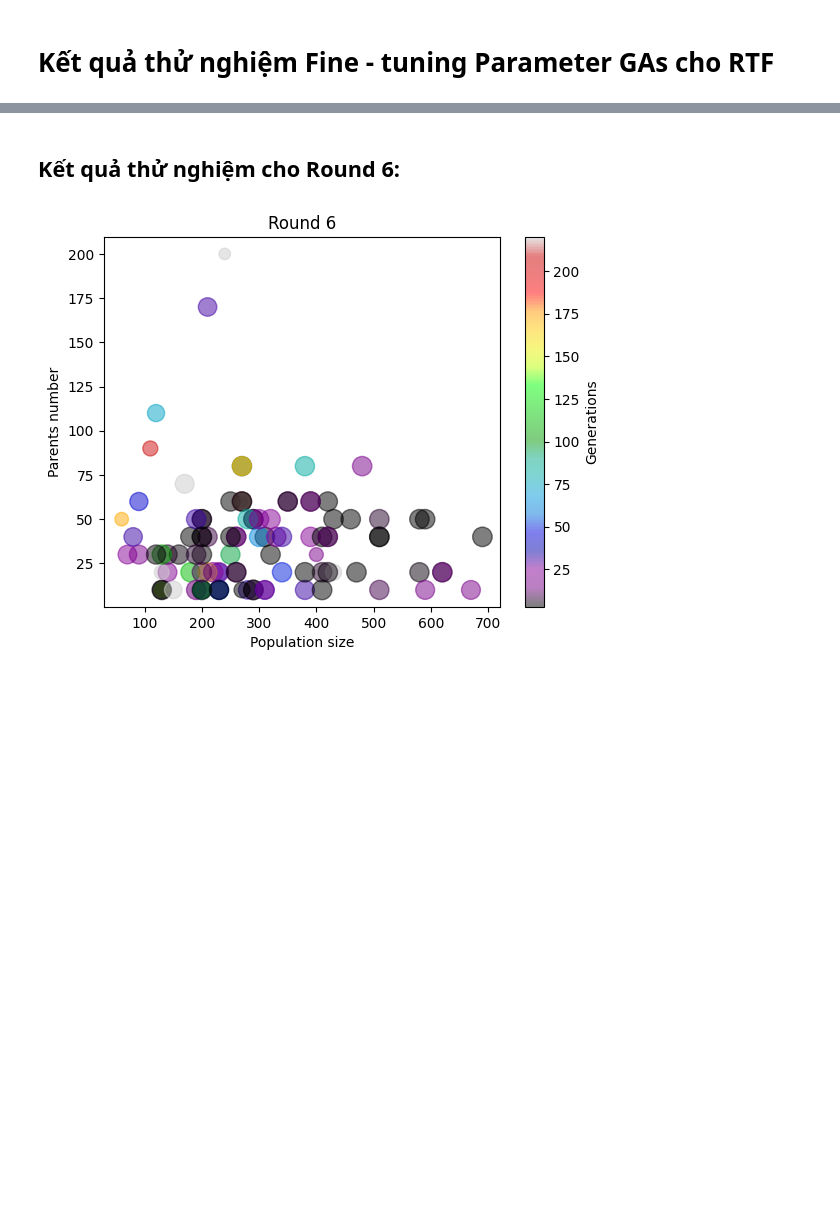
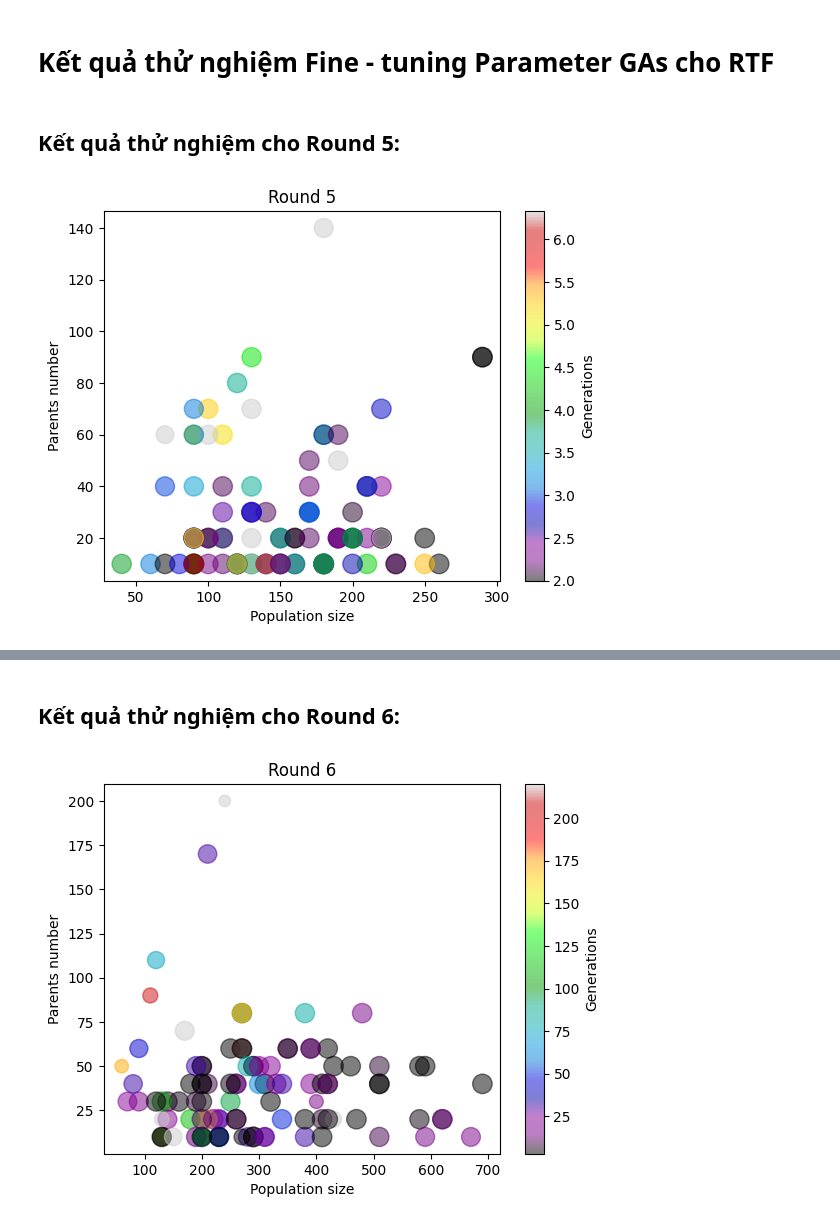
Before and after one commit to tinta2510/Genetic-Algorithm, a Jupyter notebook: Experiment.ipynb, the cells around one changed output, grey strips where cells are left out. Saved outputs shown, nothing was run; the diff lists cells and outputs as text; code cells hidden in the pictures; blank space fills up the shorter version.

```diff
--- a/Experiment.ipynb
+++ b/Experiment.ipynb
@@ -1,2 +1,4 @@
 # %% [markdown]
 # Kết quả thử nghiệm Fine - tuning Parameter GAs cho RTF
+# %% [markdown]
+## Kết quả thử nghiệm cho Round 5:
@@ -2,0 +8,34 @@
+# %%
+initial_population = [[[290, 90], 3.33], [[140, 30], 3.67], [[60, 10], 6.0], [[90, 40], 6.67], [[40, 10], 8.0], [[130, 90], 9.33], [[90, 60], 10.0],[[90, 60], 10.67], [[100, 70], 11.33], [[180, 140], 14.0]]
+population1 = [[[70, 10], 3.67], [[290, 90], 3.67], [[110, 10], 4.0], [[110, 30], 4.67], [[130, 30], 5.0], [[90, 20], 5.33], [[110, 20], 6.67], [[120, 80], 7.0],[[110, 60], 9.67], [[100, 60], 12.0]]
+population2 = [[[160, 20], 2.67], [[130, 30], 3.0], [[90, 20], 3.67], [[90, 20], 3.67], [[130, 30], 4.0], [[90, 20], 4.0], [[90, 20], 4.67], [[110, 20], 5.33], [[100,20], 6.0], [[130, 20], 9.0]]
+population3 = [[[150, 20], 3.67], [[100, 20], 4.33], [[90, 20], 5.0], [[100, 20], 5.33], [[90, 20], 6.67], [[70, 40], 11.33], [[90, 60], 12.0], [[90, 70], 12.33],[[120, 10], 21.67], [[70, 60], 37.33]]
+population4 = [[[90, 10], 2.0], [[160, 10], 2.0], [[130, 10], 3.67], [[120, 10], 4.0], [[150, 20], 4.0], [[130, 10], 4.67], [[90, 10], 5.0], [[180, 60], 5.33], [[90,20], 6.0], [[120, 10], 7.67]]
+population5 = [[[90, 10], 2.0], [[170, 50], 2.67], [[100, 10], 3.0], [[110, 20], 3.67], [[220, 40], 3.67], [[120, 10], 4.0], [[170, 30], 4.67], [[180, 60], 5.33],[[80, 10], 5.67], [[130, 10], 20.33]]
+population6 = [[[120, 10], 2.0], [[210, 40], 3.33], [[170, 30], 3.33], [[210, 40], 3.67], [[170, 30], 3.67], [[150, 10], 3.67], [[190, 20], 4.67], [[210, 10], 5.33],[[90, 10], 8.0], [[130, 70], 8.33]]
+population7 = [[[180, 10], 2.33], [[220, 20], 3.0], [[200, 30], 3.33], [[160, 20], 3.33], [[190, 20], 3.67], [[140, 10], 3.67], [[110, 40], 4.30],[[190, 60], 4.33], [[170, 40], 5.0], [[120, 10], 60.33]]
+population8 = [[[220, 20], 2.67], [[200, 20], 2.67], [[120, 10], 3.67], [[220, 70], 4.0], [[140, 10], 4.33], [[160, 10], 5.33], [[120, 10], 7.67],[[230, 10], 2.67], [[180, 10], 3.0], [[190, 20], 3.33], [[140, 10], 9.0], [[150, 10], 10.33]]
+population9 = [[[150, 10], 2.0], [[220, 20], 2.33], [[170, 20], 2.67], [[230, 10], 2.67], [[180, 10], 3.0], [[190, 20], 3.33], [[210, 20], 3.33], [[150, 10], 3.33], [[210, 40], 4.33], [[220, 20], 19.67]]
+population10 = [[[260, 10], 2.0], [[250, 20], 2.0], [[200, 10], 2.67], [[200, 20], 3.0], [[180, 10], 3.33], [[130, 40], 3.67], [[200, 20], 4.0], [[180, 10], 4.0],[[250, 10], 5.33], [[190, 50], 6.33]]
+
+plt.scatter([i[0][0] for i in initial_population], [i[0][1] for i in initial_population],s = [200 - i[1] for i in initial_population],c = [i[1] for i in initial_population],  cmap='nipy_spectral',alpha = 0.5)
+plt.scatter([i[0][0] for i in population1],[i[0][1] for i in population1],s = [200 - i[1] for i in population1],c = [i[1] for i in population1], cmap='nipy_spectral',alpha = 0.5)
+plt.scatter([i[0][0] for i in population2],[i[0][1] for i in population2],s = [200 - i[1] for i in population2],c = [i[1] for i in population2], cmap='nipy_spectral',alpha = 0.5)
+plt.scatter([i[0][0] for i in population3],[i[0][1] for i in population3],s = [200 - i[1] for i in population3],c = [i[1] for i in population3], cmap='nipy_spectral',alpha = 0.5)
+plt.scatter([i[0][0] for i in population4],[i[0][1] for i in population4],s = [200 - i[1] for i in population4],c = [i[1] for i in population4], cmap='nipy_spectral',alpha = 0.5)
+plt.scatter([i[0][0] for i in population5],[i[0][1] for i in population5],s = [200 - i[1] for i in population5],c = [i[1] for i in population5], cmap='nipy_spectral',alpha = 0.5)
+plt.scatter([i[0][0] for i in population6],[i[0][1] for i in population6],s = [200 - i[1] for i in population6],c = [i[1] for i in population6], cmap='nipy_spectral',alpha = 0.5)
+plt.scatter([i[0][0] for i in population7],[i[0][1] for i in population7],s = [200 - i[1] for i in population7],c = [i[1] for i in population7], cmap='nipy_spectral',alpha = 0.5)
+plt.scatter([i[0][0] for i in population8],[i[0][1] for i in population8],s = [200 - i[1] for i in population8],c = [i[1] for i in population8], cmap='nipy_spectral',alpha = 0.5)
+plt.scatter([i[0][0] for i in population9],[i[0][1] for i in population9],s = [200 - i[1] for i in population9],c = [i[1] for i in population9], cmap='nipy_spectral',alpha = 0.5)
+plt.scatter([i[0][0] for i in population10],[i[0][1] for i in population10],s = [200 - i[1] for i in population10],c = [i[1] for i in population10], cmap='nipy_spectral',alpha = 0.5)
+
+plt.xlabel("Population size")
+plt.ylabel("Parents number")
+plt.title("Round 5")
+
+cbar = plt.colorbar()
+cbar.set_label('Generations')
+plt.show()
+# %% [output]
+[figure, added]
```
Also changed, not shown: parts of 5 cells of this notebook, 1 other file.
